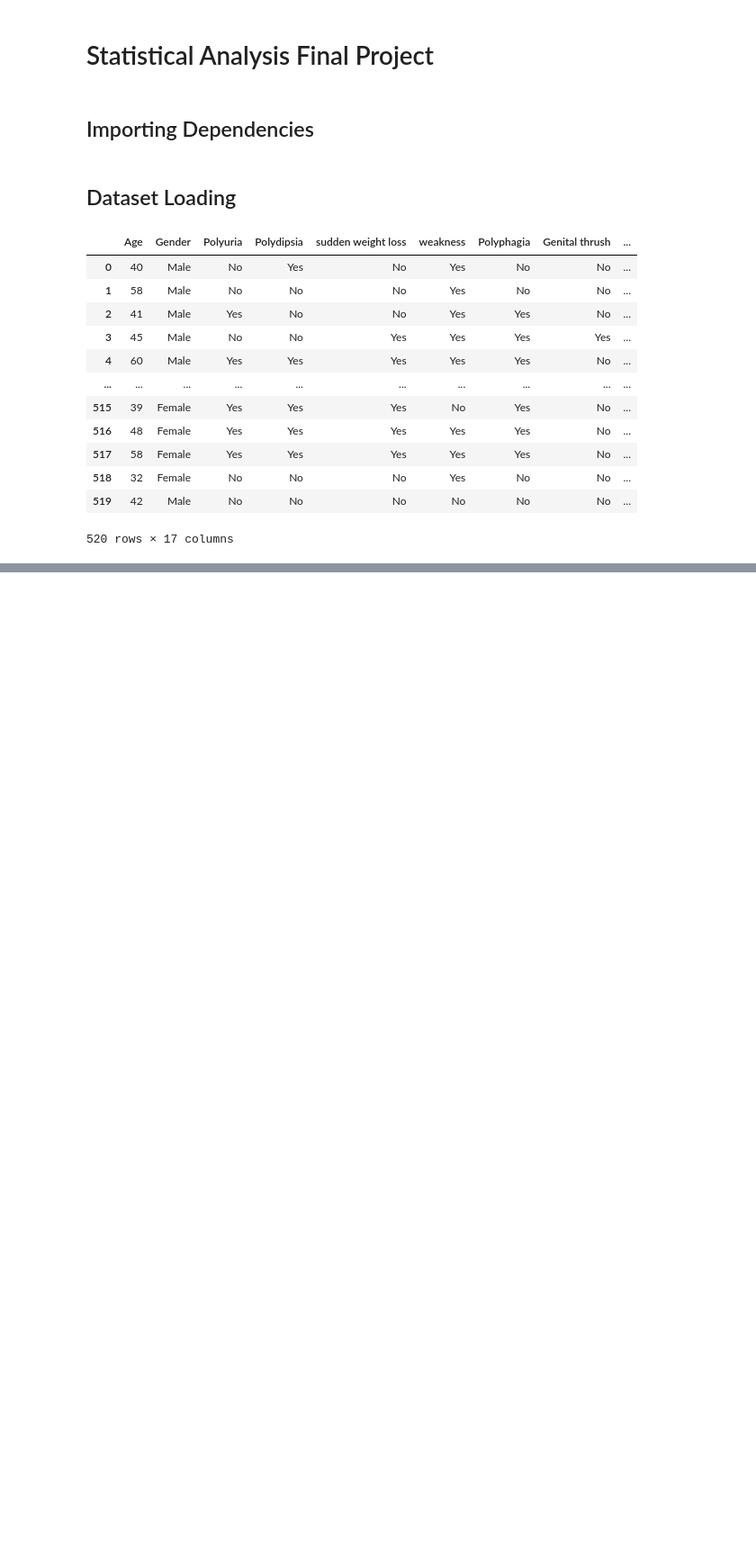
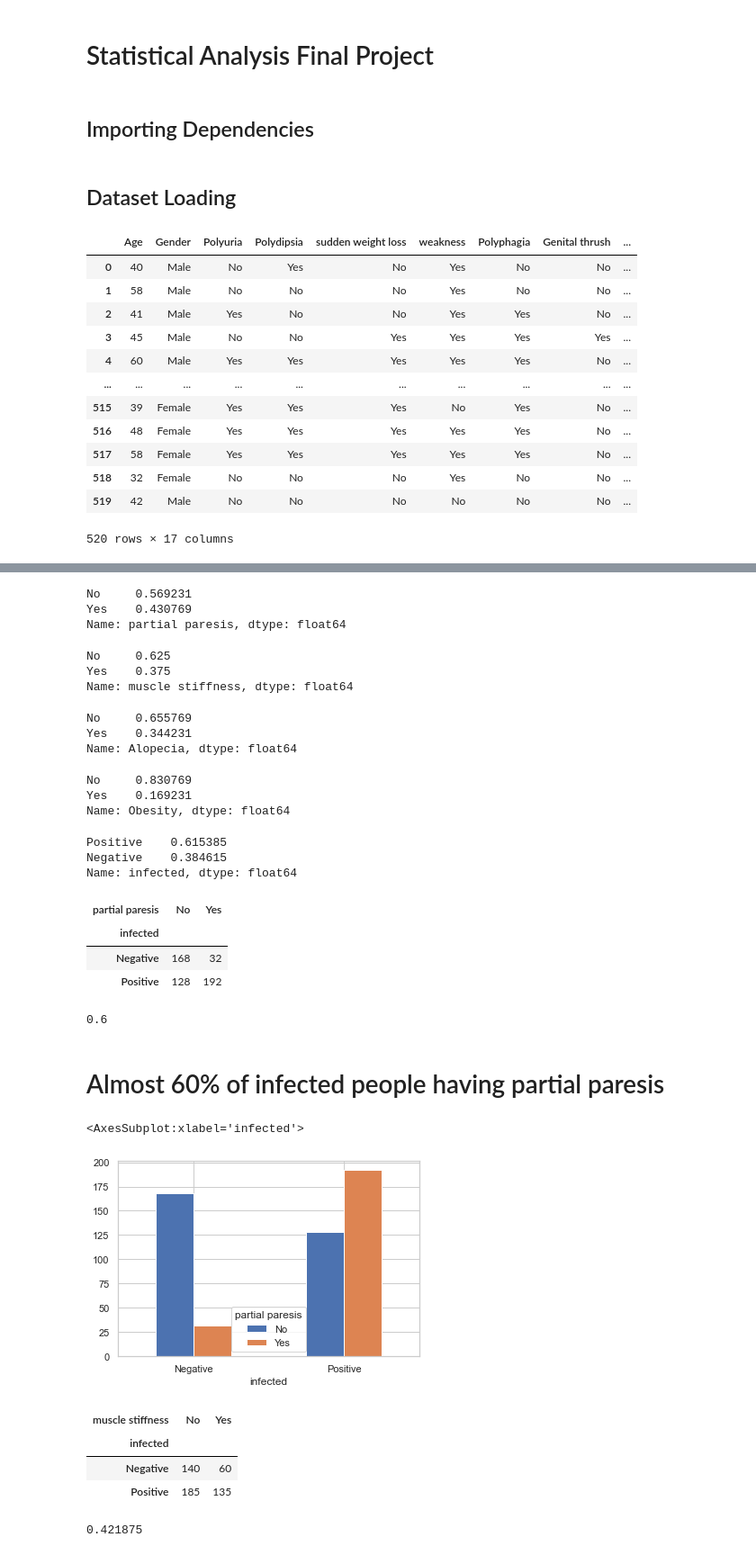
Before and after one commit to Yousef-Salah/Statistical-Analysis, a Jupyter notebook: Statistical-Analysis.ipynb, the cells around one changed output, grey strips where cells are left out. Shown: that part at 90% size. Cells and saved outputs as stored; diff of their text form; code cells hidden in the pictures; blank space fills up the shorter version.

```diff
--- a/Statistical-Analysis.ipynb
+++ b/Statistical-Analysis.ipynb
@@ -6,6 +6,8 @@
 import numpy as np
 import pandas as pd
 import matplotlib.pyplot as plt
+import seaborn as sns
+sns.set_theme(style="whitegrid")
 # %% [markdown]
 ## Dataset Loading
 # %%
@@ -32,0 +30,3 @@ plt.bar(df['Obesity'],df['Age'] , width = 0.4)
+# %%
+df.rename(columns = {'class':'infected'}, inplace = True)
+df
@@ -32,0 +52,71 @@ plt.bar(df['Obesity'],df['Age'] , width = 0.4)
+# %%
+relative_frequencies_partial_paresis = df['partial paresis'].value_counts(normalize=True)
+relative_frequencies_partial_paresis
+#شلل جزئي
+# %% [output]
+No     0.569231
+Yes    0.430769
+Name: partial paresis, dtype: float64
+# %%
+relative_frequencies_muscle_stiffness = df['muscle stiffness'].value_counts(normalize=True)
+relative_frequencies_muscle_stiffness
+# صلابه في العضلات
+# %% [output]
+No     0.625
+Yes    0.375
+Name: muscle stiffness, dtype: float64
+# %%
+relative_frequencies_Alopecia = df['Alopecia'].value_counts(normalize=True)
+#داء الثعلبه
+relative_frequencies_Alopecia
+# %% [output]
+No     0.655769
+Yes    0.344231
+Name: Alopecia, dtype: float64
+# %%
+relative_frequencies_Obesity = df['Obesity'].value_counts(normalize=True)
+#سمنة
+relative_frequencies_Obesity
+# %% [output]
+No     0.830769
+Yes    0.169231
+Name: Obesity, dtype: float64
+# %%
+relative_frequencies_class = df['infected'].value_counts(normalize=True)
+#مصاب ولا لاء
+relative_frequencies_class
+# %% [output]
+Positive    0.615385
+Negative    0.384615
+Name: infected, dtype: float64
+# %%
+two_waytable_partial_paresis=pd.crosstab(df['infected'],df['partial paresis'] )
+two_waytable_partial_paresis
+# %% [output]
+| partial paresis | No | Yes |
+| infected |  |  |
+| Negative | 168 | 32 |
+| Positive | 128 | 192 |
+# %%
+df[(df.infected == 'Positive') & (df['partial paresis'] == 'Yes')].shape[0] / num_of_infected
+# %% [output]
+0.6
+# %% [markdown]
+# Almost 60% of infected people having partial paresis
+# %%
+two_waytable_partial_paresis.plot.bar(rot=0)
+# %% [output]
+<AxesSubplot:xlabel='infected'>
+[figure, added]
+# %%
+two_waytable_muscle_stiffness=pd.crosstab(df['infected'],df['muscle stiffness'] )
+two_waytable_muscle_stiffness
+# %% [output]
+| muscle stiffness | No | Yes |
+| infected |  |  |
+| Negative | 140 | 60 |
+| Positive | 185 | 135 |
+# %%
+df[(df.infected == 'Positive') & (df['muscle stiffness'] == 'Yes')].shape[0] / num_of_infected
+# %% [output]
+0.421875
```
Also changed, not shown: parts of 13 cells of this notebook.
